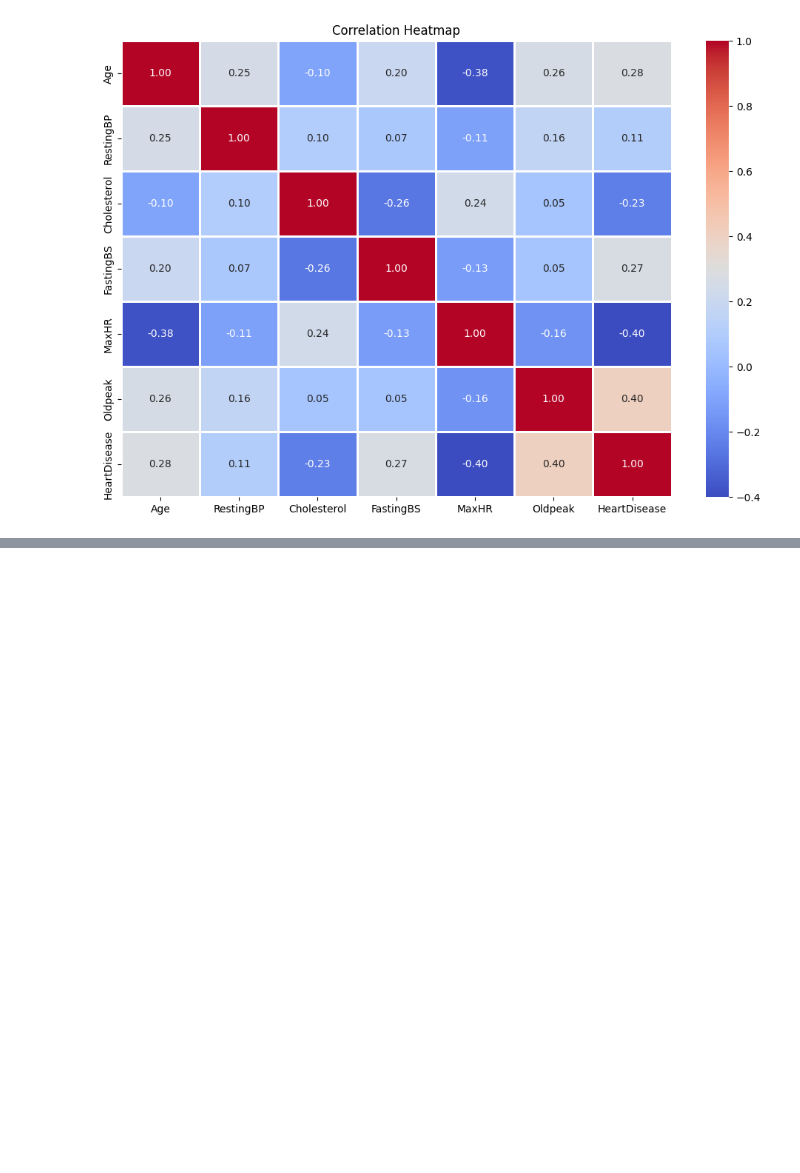
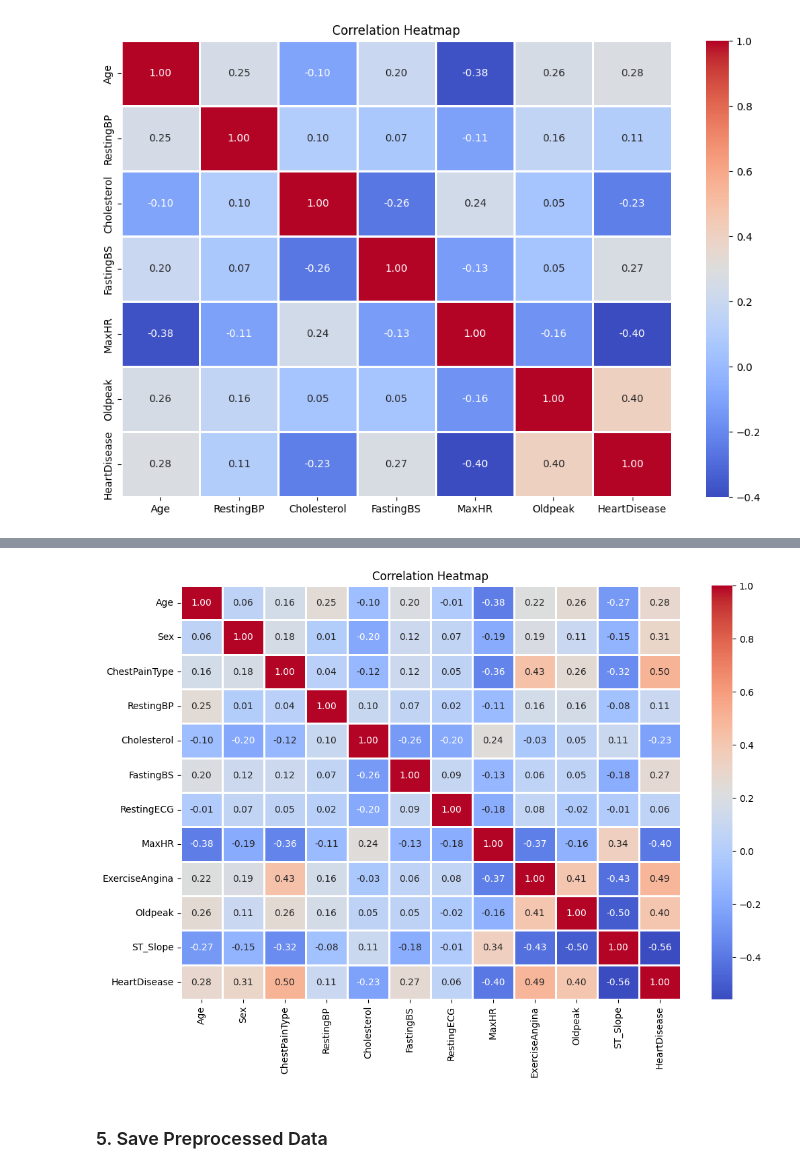
Before and after one commit to AnubhavYadavBCA25/CodeClause-Internship, a Jupyter notebook: Golden Level (Task 3)/notebooks/Heart_Disease_EDA.ipynb, the cells around one changed output, grey strips where cells are left out. Drawn from its saved outputs; the diff is of its cells as text; code cells hidden in the pictures; blank space fills up the shorter version.

```diff
--- a/Golden Level (Task 3)/notebooks/Heart_Disease_EDA.ipynb
+++ b/Golden Level (Task 3)/notebooks/Heart_Disease_EDA.ipynb
@@ -268,0 +302,6 @@ plt.show()
+# %%
+# number of categorical and numerical features
+categorical_features = df.select_dtypes(include='object').columns
+numerical_features = df.select_dtypes(include=['int64', 'float64']).columns
+print(f'Number of Categorical Features: {len(categorical_features)}')
+print(f'Number of Numerical Features: {len(numerical_features)}')
@@ -268,0 +311,4 @@ plt.show()
+# %%
+# number of unique values in each categorical feature
+for i in categorical_features:
+    print(f'{i}: {df[i].nunique()}')
@@ -268,0 +321,12 @@ plt.show()
+# %%
+# Use LabelEncoder to encode the categorical features which have atmost 3 unique values
+label_encoder = LabelEncoder()
+for i in df.select_dtypes(include='object').columns:
+    if df[i].nunique() <= 3:
+        df[i] = label_encoder.fit_transform(df[i])
+# %%
+# Use Frequency Encoding to encode the categorical features which have more than 3 unique values
+encoder = ce.CountEncoder()
+for col in df.columns:
+    if df[col].dtype == 'object':
+        df[col] = encoder.fit_transform(df[col])
@@ -268,0 +342,10 @@ plt.show()
+# %%
+# final correlation heatmap
+plt.figure(figsize=(12,8))
+sns.heatmap(df.corr(), annot=True, cmap='coolwarm', fmt='.2f', linewidths=2)
+plt.title('Correlation Heatmap')
+plt.show()
+# %% [output]
+[figure, added]
+# %% [markdown]
+### 5. Save Preprocessed Data
```
Also changed, not shown: parts of 10 cells of this notebook, 4 other files.
